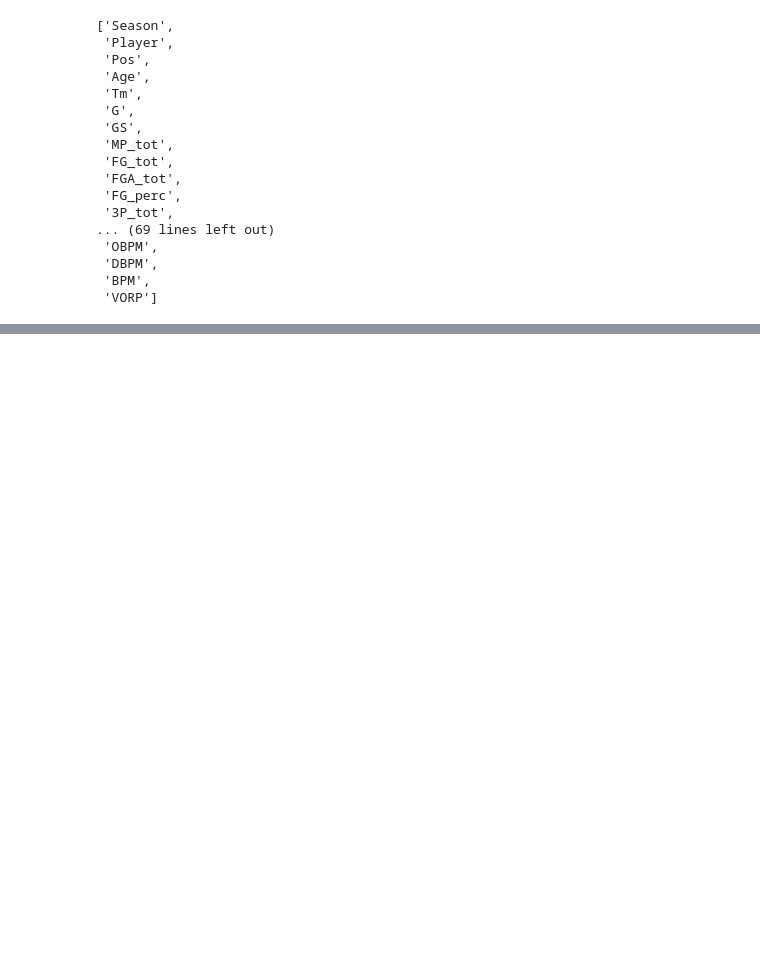
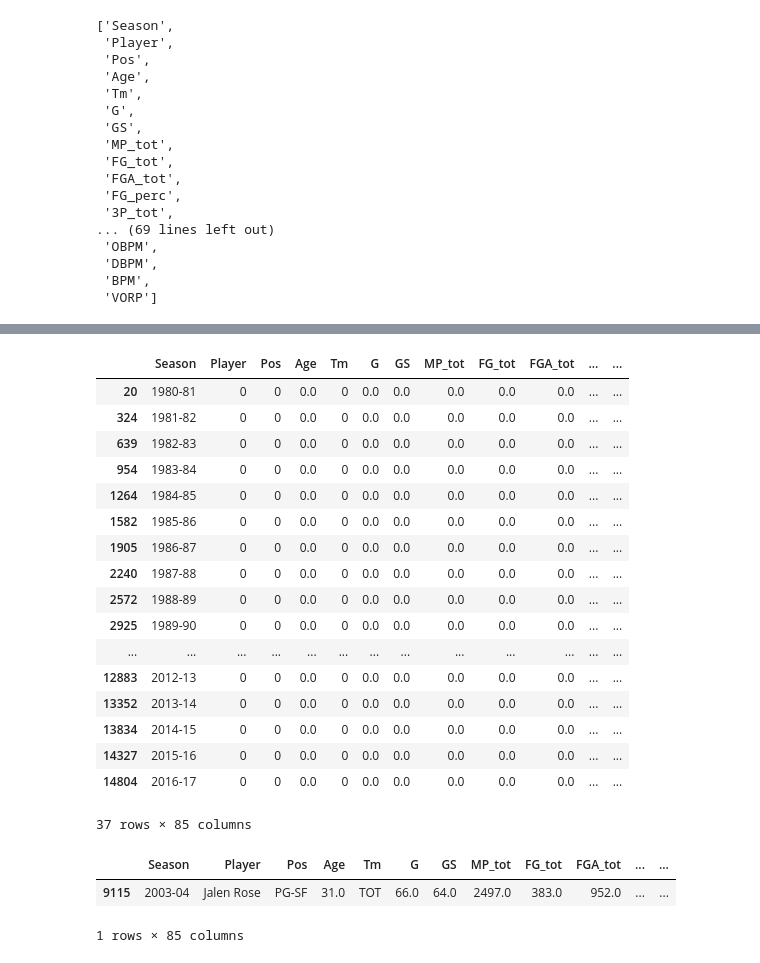
Before and after one commit to SpecCRA/nba_data_scrapers, a Jupyter notebook: bref_player_stats_scraper.ipynb, the cells around one changed output, grey strips where cells are left out. Cells and saved outputs as stored; diff of their text form; code cells hidden in the pictures; blank space fills up the shorter version.

Commit message:
Dropped columns where Pos is 0, because that should not exist

```diff
--- a/bref_player_stats_scraper.ipynb
+++ b/bref_player_stats_scraper.ipynb
@@ -445,0 +474,6 @@ df_all.fillna(0, inplace = True)
+# %%
+# Remove rows of 0s
+df_all = df_all[df_all['Pos'] != 0]
+
+# Check df_all length again
+print(len(df_all))
@@ -445,0 +511,22 @@ df_all.fillna(0, inplace = True)
+# %%
+# Check what is going on with rows with Pos == '0'
+df_all[df_all['Pos'] == 0]
+# %% [output]
+|  | Season | Player | Pos | Age | Tm | G | GS | MP_tot | FG_tot | FGA_tot | ... | ... |
+| 20 | 1980-81 | 0 | 0 | 0.0 | 0 | 0.0 | 0.0 | 0.0 | 0.0 | 0.0 | ... | ... |
+| 324 | 1981-82 | 0 | 0 | 0.0 | 0 | 0.0 | 0.0 | 0.0 | 0.0 | 0.0 | ... | ... |
+| 639 | 1982-83 | 0 | 0 | 0.0 | 0 | 0.0 | 0.0 | 0.0 | 0.0 | 0.0 | ... | ... |
+| 954 | 1983-84 | 0 | 0 | 0.0 | 0 | 0.0 | 0.0 | 0.0 | 0.0 | 0.0 | ... | ... |
+| 1264 | 1984-85 | 0 | 0 | 0.0 | 0 | 0.0 | 0.0 | 0.0 | 0.0 | 0.0 | ... | ... |
+| 1582 | 1985-86 | 0 | 0 | 0.0 | 0 | 0.0 | 0.0 | 0.0 | 0.0 | 0.0 | ... | ... |
+| 1905 | 1986-87 | 0 | 0 | 0.0 | 0 | 0.0 | 0.0 | 0.0 | 0.0 | 0.0 | ... | ... |
+| 2240 | 1987-88 | 0 | 0 | 0.0 | 0 | 0.0 | 0.0 | 0.0 | 0.0 | 0.0 | ... | ... |
+| 2572 | 1988-89 | 0 | 0 | 0.0 | 0 | 0.0 | 0.0 | 0.0 | 0.0 | 0.0 | ... | ... |
+| 2925 | 1989-90 | 0 | 0 | 0.0 | 0 | 0.0 | 0.0 | 0.0 | 0.0 | 0.0 | ... | ... |
+| ... | ... | ... | ... | ... | ... | ... | ... | ... | ... | ... | ... | ... |
+| 12883 | 2012-13 | 0 | 0 | 0.0 | 0 | 0.0 | 0.0 | 0.0 | 0.0 | 0.0 | ... | ... |
+| 13352 | 2013-14 | 0 | 0 | 0.0 | 0 | 0.0 | 0.0 | 0.0 | 0.0 | 0.0 | ... | ... |
+| 13834 | 2014-15 | 0 | 0 | 0.0 | 0 | 0.0 | 0.0 | 0.0 | 0.0 | 0.0 | ... | ... |
+| 14327 | 2015-16 | 0 | 0 | 0.0 | 0 | 0.0 | 0.0 | 0.0 | 0.0 | 0.0 | ... | ... |
+| 14804 | 2016-17 | 0 | 0 | 0.0 | 0 | 0.0 | 0.0 | 0.0 | 0.0 | 0.0 | ... | ... |
+37 rows × 85 columns
@@ -445,0 +535,7 @@ df_all.fillna(0, inplace = True)
+# %%
+df_dual_pos
+df_all[df_dual_pos]
+# %% [output]
+|  | Season | Player | Pos | Age | Tm | G | GS | MP_tot | FG_tot | FGA_tot | ... | ... |
+| 9115 | 2003-04 | Jalen Rose | PG-SF | 31.0 | TOT | 66.0 | 64.0 | 2497.0 | 383.0 | 952.0 | ... | ... |
+1 rows × 85 columns
```
Also changed, not shown: parts of 19 cells of this notebook.
